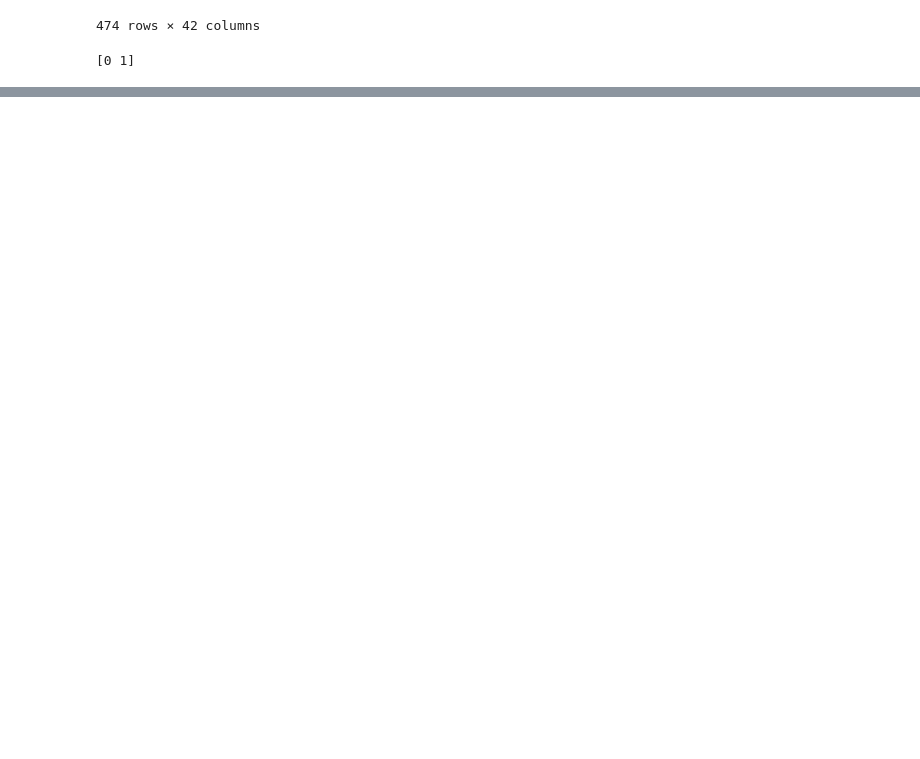
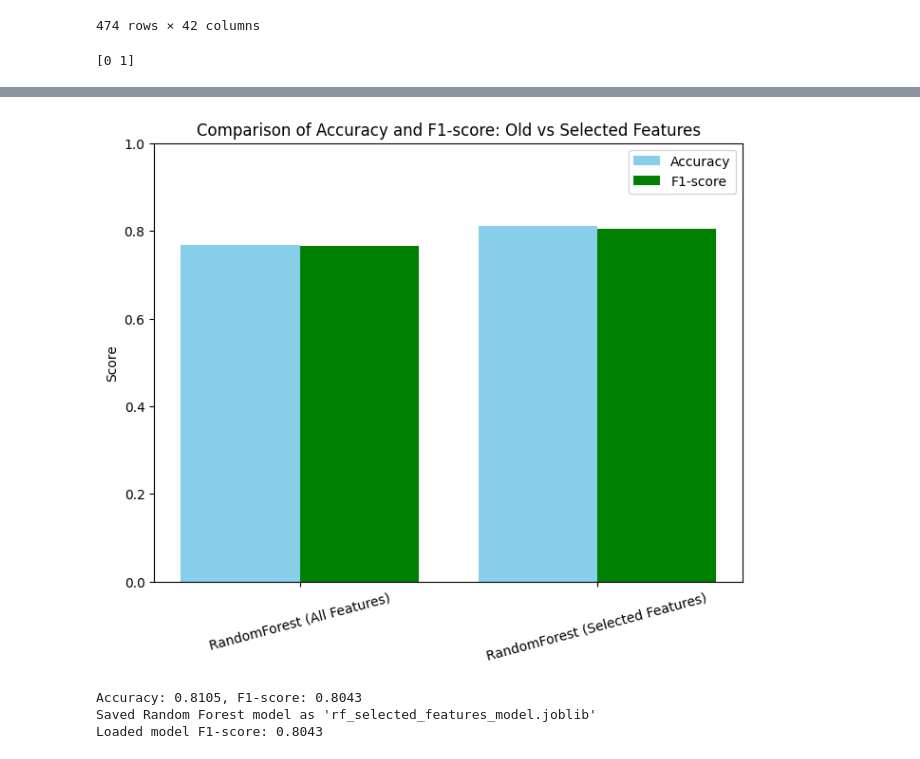
Before and after one commit to BManussanan/ML-Project-Final, a Jupyter notebook: 3_model_development.ipynb, the cells around one changed output, grey strips where cells are left out. Cells and saved outputs as stored; diff of their text form; code cells hidden in the pictures; blank space fills up the shorter version.

```diff
--- a/3_model_development.ipynb
+++ b/3_model_development.ipynb
@@ -290,2 +215,66 @@ print(cols_to_drop)
+# %%
+import matplotlib.pyplot as plt
+
+models = ['RandomForest (All Features)', 'RandomForest (Selected Features)']
+accuracy = [0.7684, 0.8105]
+f1_score_vals = [0.7666, 0.8043]
+
+x = range(len(models))
+
+plt.figure(figsize=(8,6))
+
+
+plt.bar(x, accuracy, width=0.4, label='Accuracy', color='skyblue', align='center')
+
+plt.bar([i + 0.4 for i in x], f1_score_vals, width=0.4, label='F1-score', color='green', align='center')
+
+plt.xticks([i + 0.2 for i in x], models, rotation=15)
+plt.ylim(0, 1)
+plt.ylabel('Score')
+plt.title('Comparison of Accuracy and F1-score: Old vs Selected Features')
+plt.legend()
+plt.show()
+# %% [output]
+[figure, added]
+# %%
+import joblib
+import pandas as pd
+from sklearn.ensemble import RandomForestClassifier
+from sklearn.model_selection import train_test_split
+from sklearn.metrics import accuracy_score, f1_score
+
+selected_features = [
+    'StockOptionLevel','Age','EnvironmentSatisfaction','JobLevel',
+    'JobRole_Laboratory Technician','MonthlyIncome','YearsAtCompany',
+    'JobSatisfaction','YearsSinceLastPromotion','JobRole_Healthcare Representative',
+    'BusinessTravel_Travel_Frequently','PercentSalaryHike','YearsInCurrentRole',
+    'OverTime_Yes','DailyRate'
+]
+
+X_new = X[selected_features]
+y_new = y
+
+X_train, X_test, y_train, y_test = train_test_split(X_new, y_new, test_size=0.2, random_state=42)
+
+rf_new = RandomForestClassifier(n_estimators=100, random_state=42)
+rf_new.fit(X_train, y_train)
+
+y_pred = rf_new.predict(X_test)
+acc = accuracy_score(y_test, y_pred)
+f1 = f1_score(y_test, y_pred)
+
+print(f"Accuracy: {acc:.4f}, F1-score: {f1:.4f}")
+
+joblib.dump(rf_new, 'rf_selected_features_model.joblib')
+print("Saved Random Forest model as 'rf_selected_features_model.joblib'")
+
+rf_loaded = joblib.load('rf_selected_features_model.joblib')
+
+y_new_pred = rf_loaded.predict(X_test)
+print(f"Loaded model F1-score: {f1_score(y_test, y_new_pred):.4f}")
+# %% [output]
+Accuracy: 0.8105, F1-score: 0.8043
+Saved Random Forest model as 'rf_selected_features_model.joblib'
+Loaded model F1-score: 0.8043
 # %%
 df_employee.to_csv("3_model_development_employee.csv", index= False)
```
Also changed, not shown: parts of 8 cells of this notebook, 8 other files.
